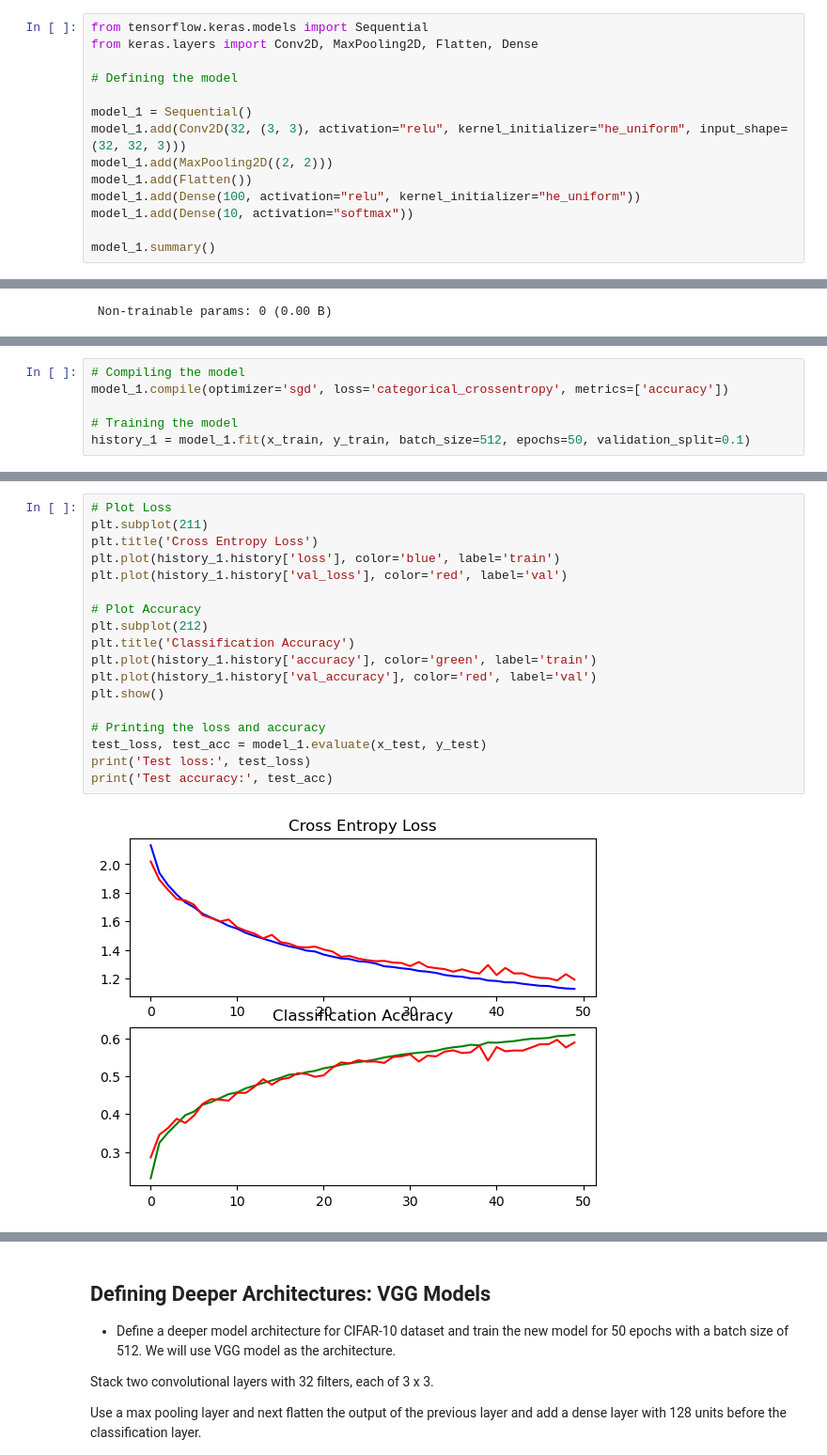
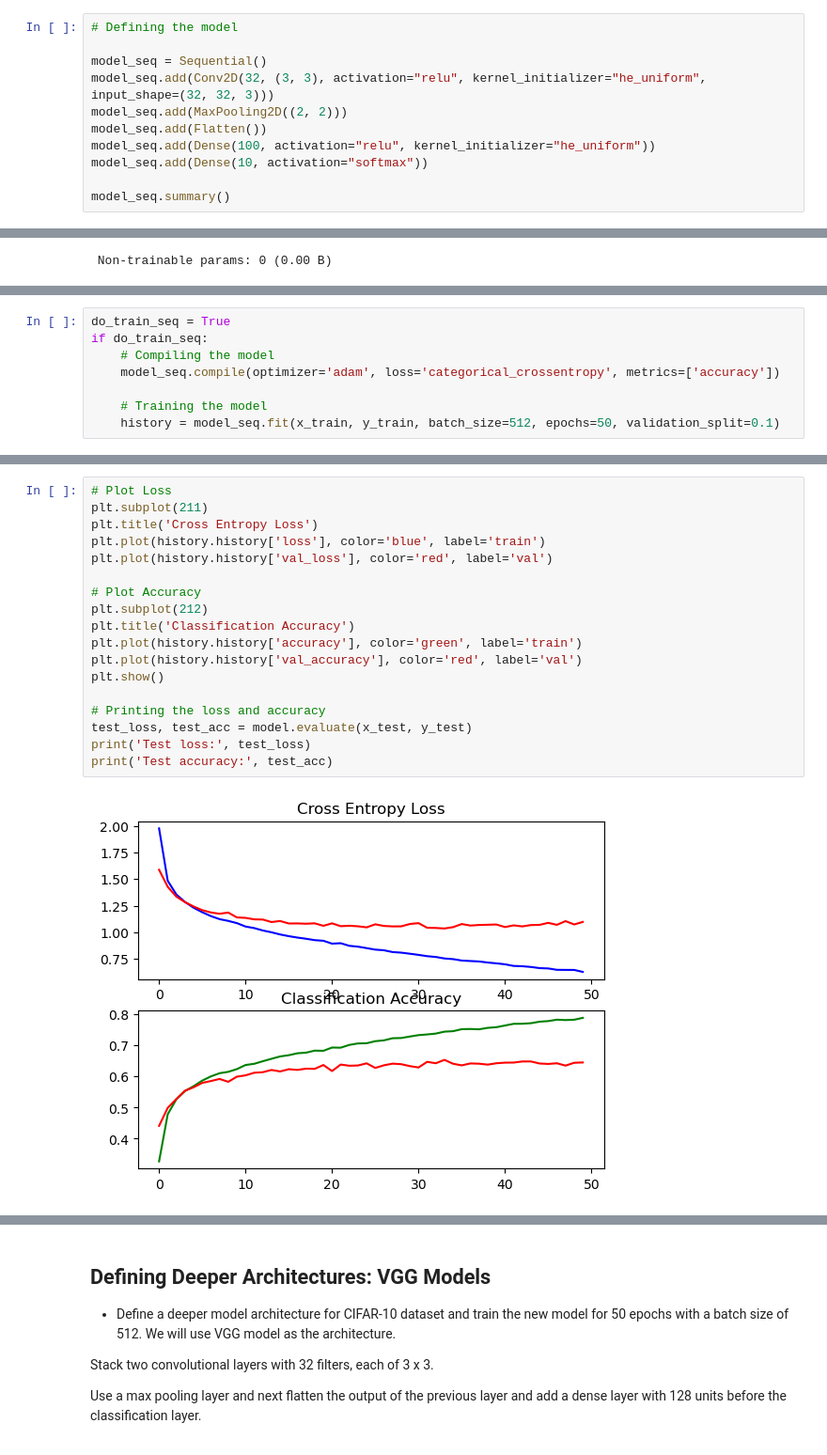
Before and after one commit to Grimngor/Image_Classification_CNN-G3, a Jupyter notebook: Javi_CNN.ipynb, the cells around one changed output, grey strips where cells are left out. Shown: that part at 94% size. Cells and saved outputs as stored; diff of their text form.

```diff
--- a/Javi_CNN.ipynb
+++ b/Javi_CNN.ipynb
@@ -92,17 +55,14 @@ clear_session()
 # %%
-from tensorflow.keras.models import Sequential
-from keras.layers import Conv2D, MaxPooling2D, Flatten, Dense
-
 # Defining the model
 
-model_1 = Sequential()
-model_1.add(Conv2D(32, (3, 3), activation="relu", kernel_initializer="he_uniform", input_shape=(32, 32, 3)))
-model_1.add(MaxPooling2D((2, 2)))
-model_1.add(Flatten())
-model_1.add(Dense(100, activation="relu", kernel_initializer="he_uniform"))
-model_1.add(Dense(10, activation="softmax"))
+model_seq = Sequential()
+model_seq.add(Conv2D(32, (3, 3), activation="relu", kernel_initializer="he_uniform", input_shape=(32, 32, 3)))
+model_seq.add(MaxPooling2D((2, 2)))
+model_seq.add(Flatten())
+model_seq.add(Dense(100, activation="relu", kernel_initializer="he_uniform"))
+model_seq.add(Dense(10, activation="softmax"))
 
-model_1.summary()
+model_seq.summary()
 # %% [output]
 Model: "sequential"
 ┏━━━━━━━━━━━━━━━━━━━━━━━━━━━━━━━━━┳━━━━━━━━━━━━━━━━━━━━━━━━┳━━━━━━━━━━━━━━━┓
@@ -127,8 +84,10 @@ Model: "sequential"
 # %%
-# Compiling the model
-model_1.compile(optimizer='sgd', loss='categorical_crossentropy', metrics=['accuracy'])
+do_train_seq = True
+if do_train_seq:
+    # Compiling the model
+    model_seq.compile(optimizer='adam', loss='categorical_crossentropy', metrics=['accuracy'])
 
-# Training the model
-history_1 = model_1.fit(x_train, y_train, batch_size=512, epochs=50, validation_split=0.1)
+    # Training the model
+    history = model_seq.fit(x_train, y_train, batch_size=512, epochs=50, validation_split=0.1)
 # %% [output]
 Epoch 1/50
@@ -157,20 +114,20 @@ dict_keys(['accuracy', 'loss', 'val_accuracy', 'val_loss'])
 # %%
 # Plot Loss
 plt.subplot(211)
 plt.title('Cross Entropy Loss')
-plt.plot(history_1.history['loss'], color='blue', label='train')
-plt.plot(history_1.history['val_loss'], color='red', label='val')
+plt.plot(history.history['loss'], color='blue', label='train')
+plt.plot(history.history['val_loss'], color='red', label='val')
 
 # Plot Accuracy
 plt.subplot(212)
 plt.title('Classification Accuracy')
-plt.plot(history_1.history['accuracy'], color='green', label='train')
-plt.plot(history_1.history['val_accuracy'], color='red', label='val')
+plt.plot(history.history['accuracy'], color='green', label='train')
+plt.plot(history.history['val_accuracy'], color='red', label='val')
 plt.show()
 
 # Printing the loss and accuracy
-test_loss, test_acc = model_1.evaluate(x_test, y_test)
+test_loss, test_acc = model.evaluate(x_test, y_test)
 print('Test loss:', test_loss)
 print('Test accuracy:', test_acc)
 # %% [output]
-[figure, old version]
+[figure, new version]
```
Also changed, not shown: parts of 14 cells of this notebook.
